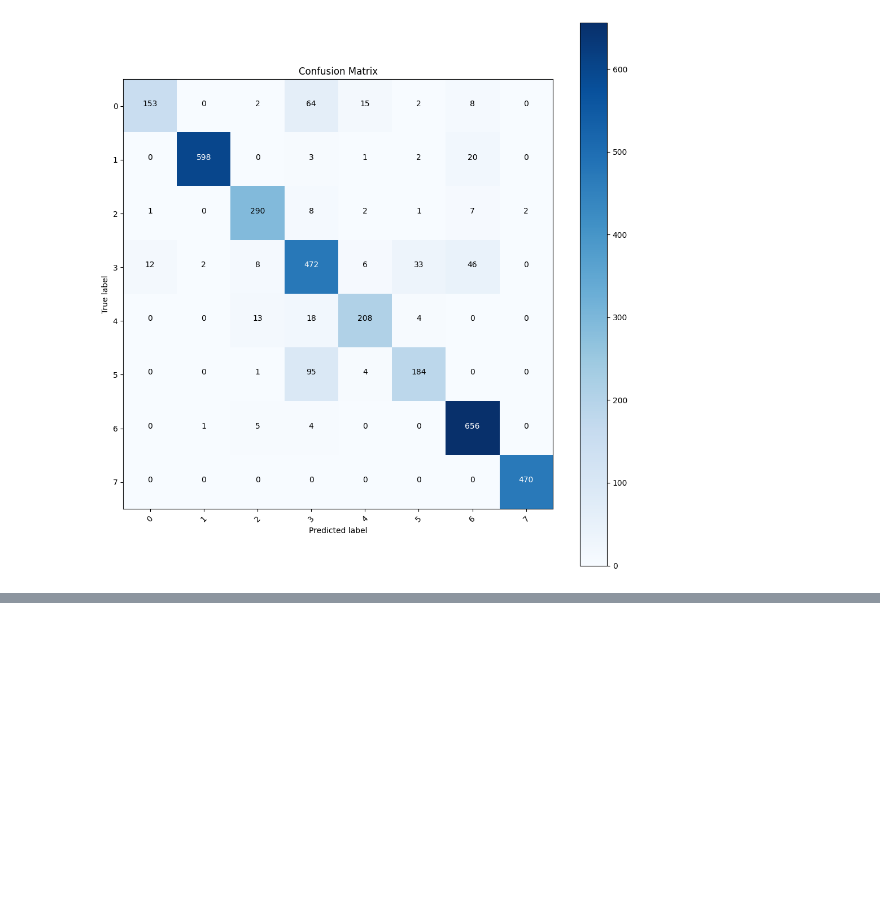
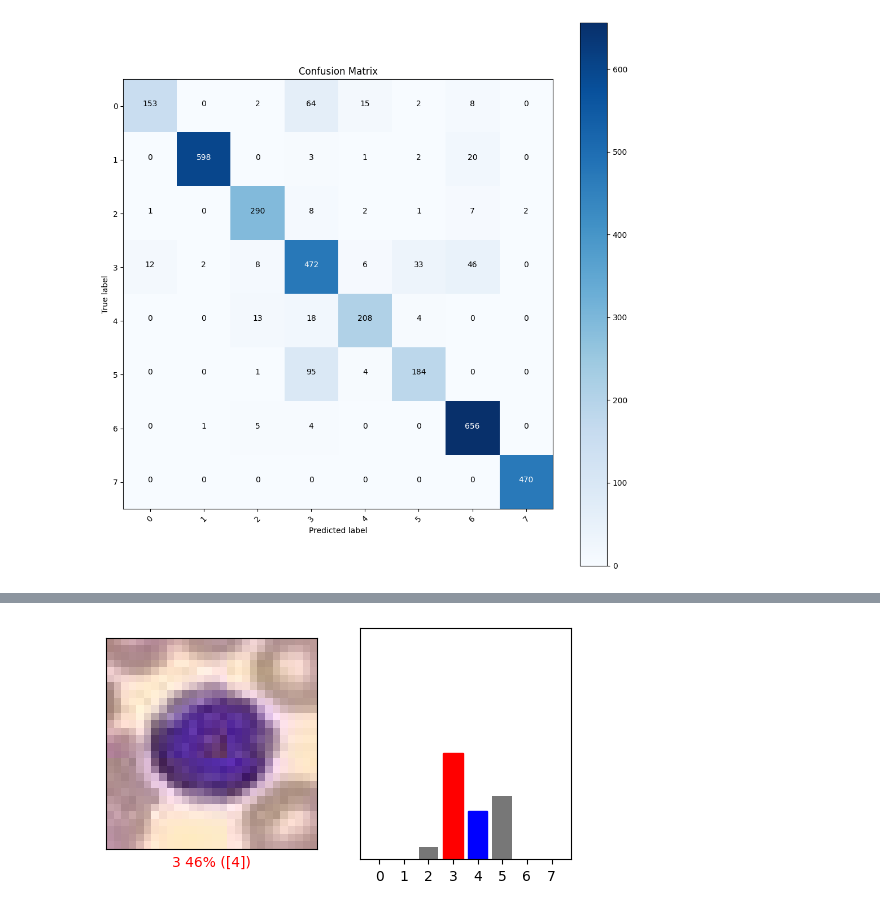
Before and after one commit to Jitesh193/IA048, a Jupyter notebook: EFC3/efc3_parte3_175867.ipynb, the cells around one changed output, grey strips where cells are left out. Cells and saved outputs as stored; diff of their text form; code cells hidden in the pictures; blank space fills up the shorter version.

```diff
--- a/EFC3/efc3_parte3_175867.ipynb
+++ b/EFC3/efc3_parte3_175867.ipynb
@@ -327,8 +329,10 @@ plt.show()
 # %%
-i = 17
+i = 19
 plt.figure(figsize=(6,3))
 plt.subplot(1,2,1)
 plot_image(i, pred[i], TestY, TestX)
 plt.subplot(1,2,2)
 plot_value_array(i, pred[i],  TestY)
 plt.show()
+# %% [output]
+[figure, added]
```
Also changed, not shown: parts of 3 cells of this notebook.
